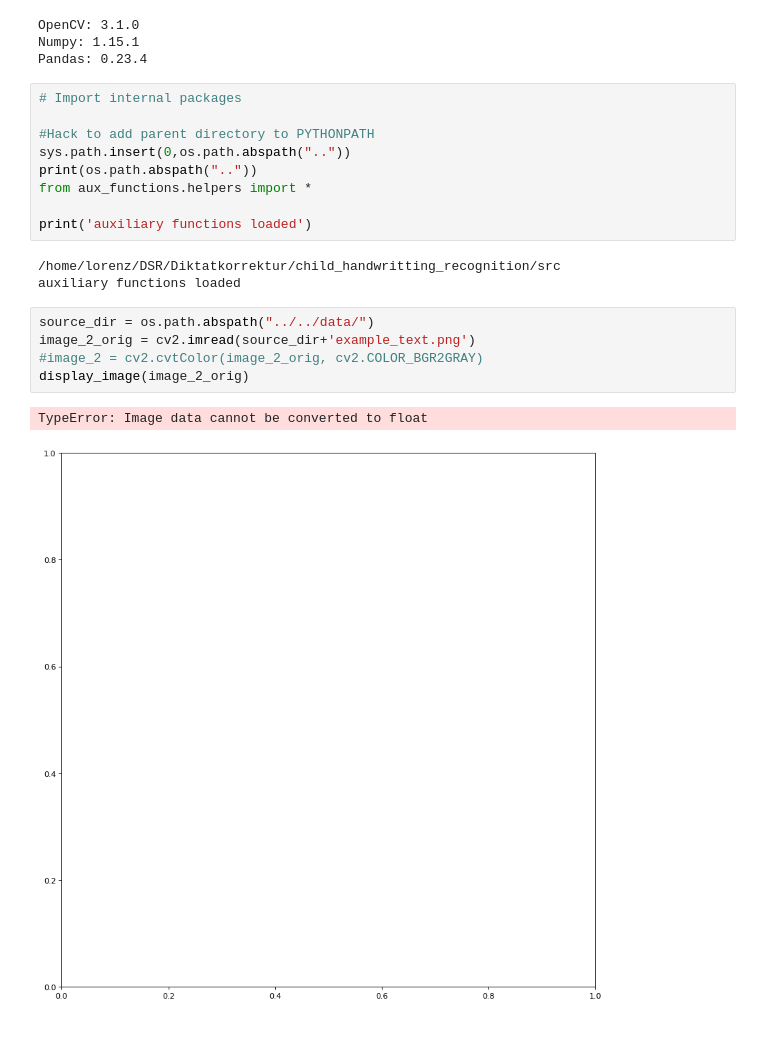
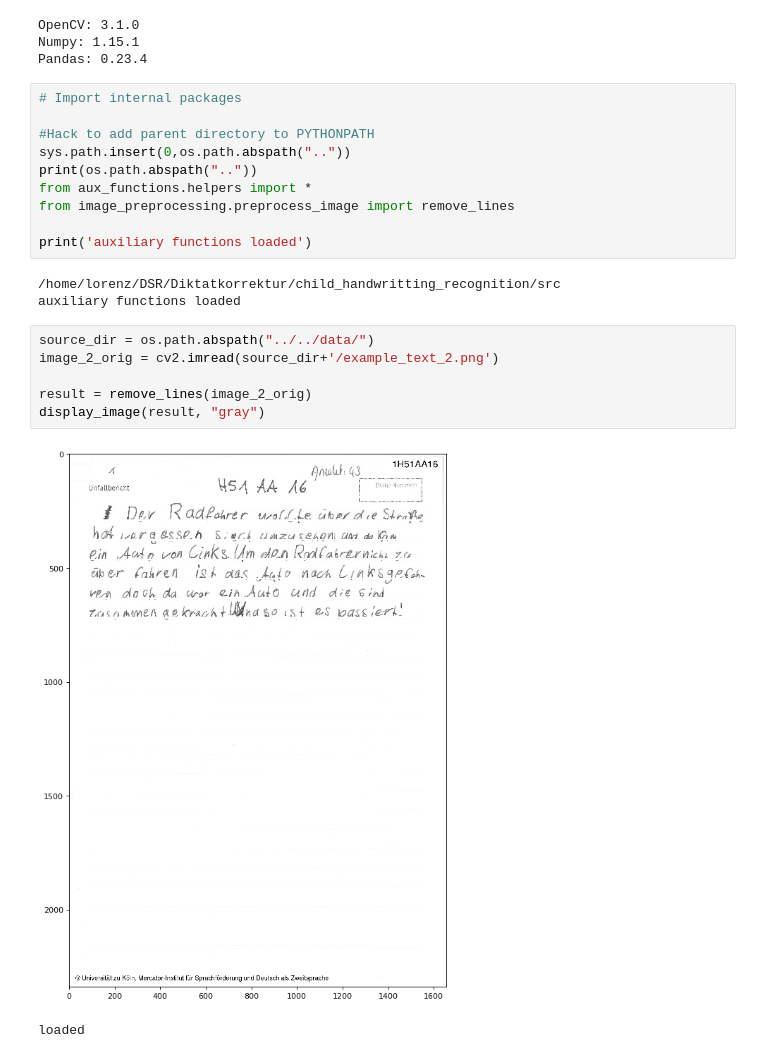
Before and after one commit to ekeleshian/child_handwriting_recognition, a Jupyter notebook: src/image_preprocessing/preprocess_image.ipynb, the cells around one changed output. Saved outputs shown, nothing was run; the diff lists cells and outputs as text.

Commit message:
new function "remove lines" + add example documents

```diff
--- a/src/image_preprocessing/preprocess_image.ipynb
+++ b/src/image_preprocessing/preprocess_image.ipynb
@@ -28,6 +28,7 @@ Pandas: 0.23.4
 sys.path.insert(0,os.path.abspath(".."))
 print(os.path.abspath(".."))
 from aux_functions.helpers import *
+from image_preprocessing.preprocess_image import remove_lines
 
 print('auxiliary functions loaded')
 # %% [output]
@@ -35,9 +36,10 @@ print('auxiliary functions loaded')
 auxiliary functions loaded
 # %%
 source_dir = os.path.abspath("../../data/")
-image_2_orig = cv2.imread(source_dir+'example_text.png')
-#image_2 = cv2.cvtColor(image_2_orig, cv2.COLOR_BGR2GRAY)
-display_image(image_2_orig)
+image_2_orig = cv2.imread(source_dir+'/example_text_2.png')
+
+result = remove_lines(image_2_orig)
+display_image(result, "gray")
 # %% [output]
+[figure, new version]
-TypeError: Image data cannot be converted to float
+loaded
-[figure, old version]
```
Also changed, not shown: parts of 5 cells of this notebook, 6 other files.
